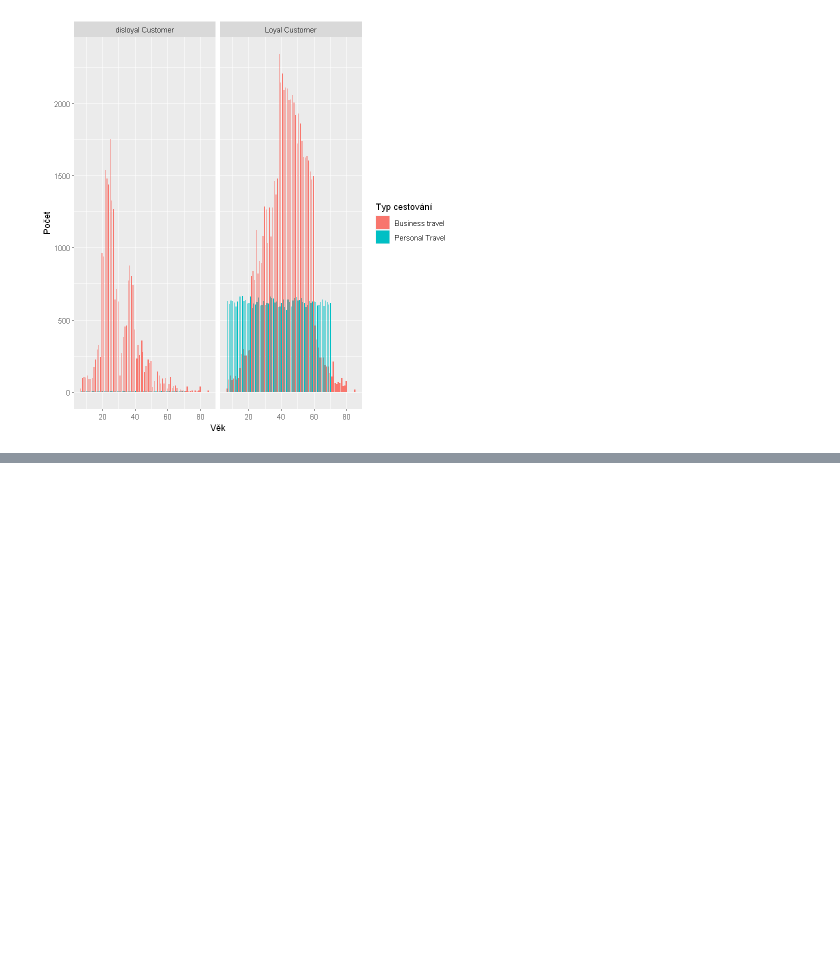
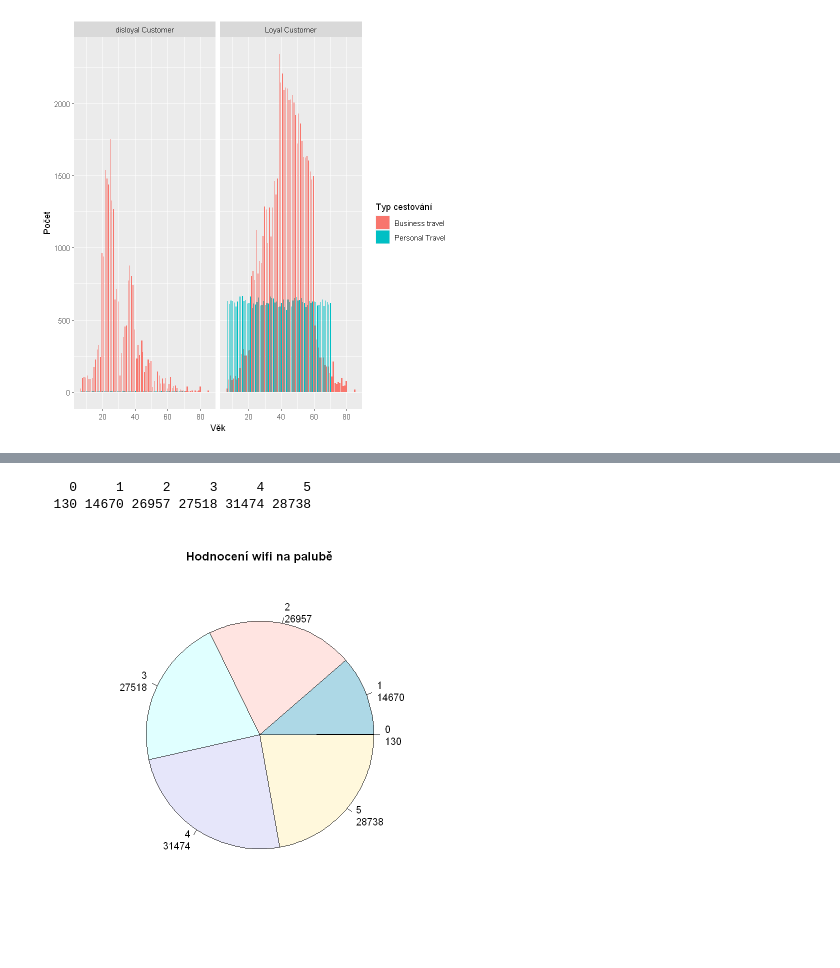
Before and after one commit to krekr7/projekt, a Jupyter notebook: Klasifikace_dat.ipynb, the cells around one changed output, grey strips where cells are left out. Cells and saved outputs as stored; diff of their text form; code cells hidden in the pictures; blank space fills up the shorter version.

```diff
--- a/Klasifikace_dat.ipynb
+++ b/Klasifikace_dat.ipynb
@@ -347,0 +389,14 @@ ggplot(f, aes(x = Flight.Distance, fill = typ_cestovani)) +
+# %%
+table(f$wifi_na_palube)
+# %% [output]
+    0     1     2     3     4     5
+  130 14670 26957 27518 31474 28738
+# %%
+#
+
+tab <- table(f$wifi_na_palube)
+kol <- paste(names(tab), "\n", tab, sep="")
+pie(tab, labels = kol,
+    main="Hodnocení wifi na palubě")
+# %% [output]
+[figure, added]
```
Also changed, not shown: parts of 17 cells of this notebook.
